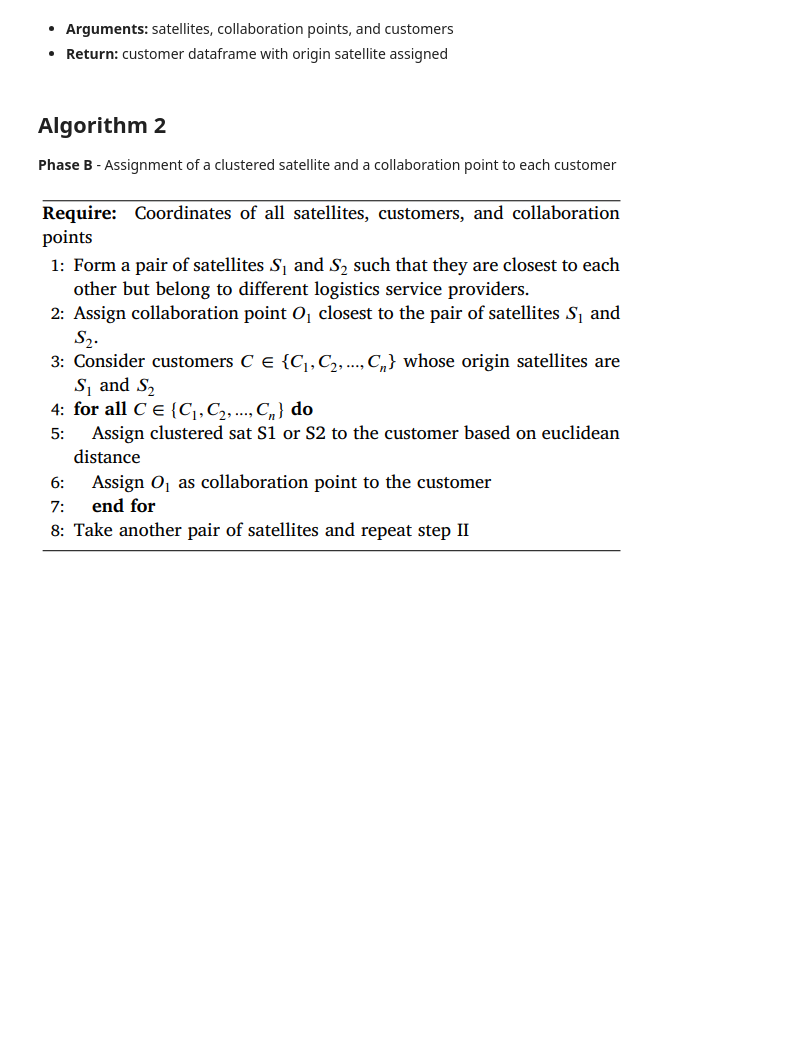
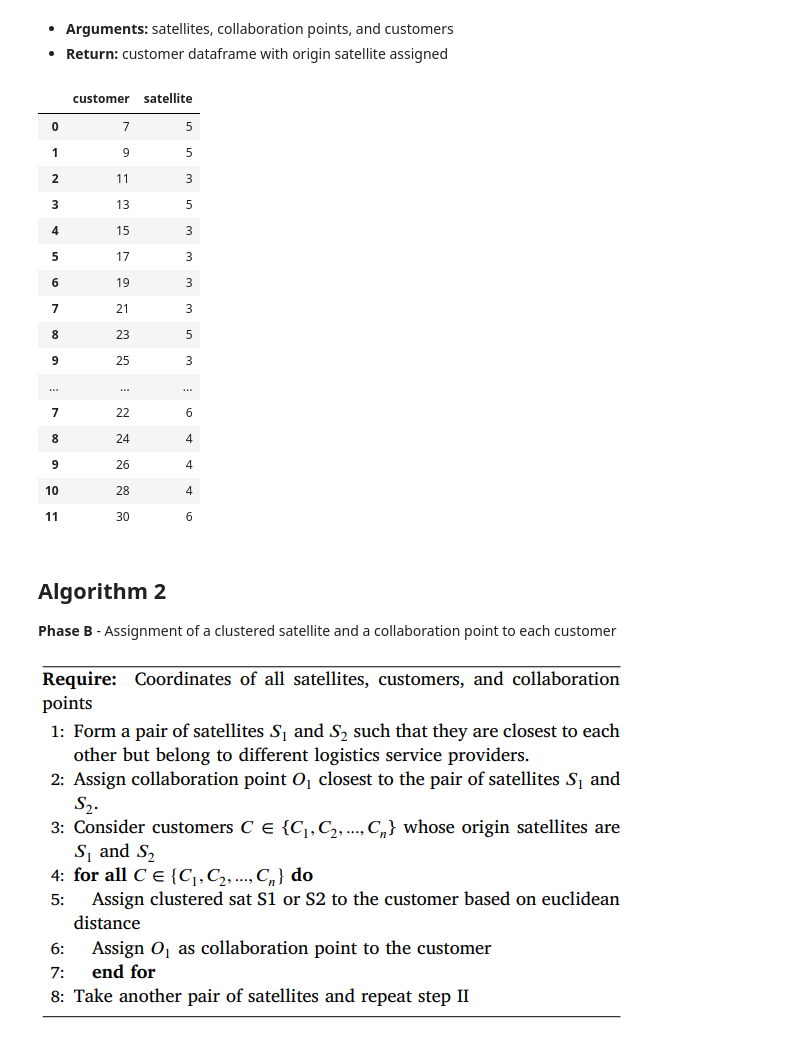
Before and after one commit to ayush4ise/Collaborative-Last-Mile-Delivery, a Jupyter notebook: heuristics.ipynb, the cells around one changed output. Cells and saved outputs as stored; diff of their text form; code cells hidden in the pictures; blank space fills up the shorter version.

Commit message:
algorithm 1
figured out algorithm 1 and fixed it

```diff
--- a/heuristics.ipynb
+++ b/heuristics.ipynb
@@ -31,13 +31,3 @@ collaboration_points = data_b1[data_b1['designation'] == 'z'].copy()
 # Euclidean distance
 def euclidean_distance(x1, y1, x2, y2):
     return ((x1 - x2) ** 2 + (y1 - y2) ** 2) ** 0.5
-# %%
-def algorithm_1(satellites, customers, collaboration_points):
-    sat = satellites.copy()
-    cust = customers.copy()
-    collab_pts = collaboration_points.copy()
-
-
-
-
-    return cust
@@ -44,3 +103,23 @@ def algorithm_1(satellites, customers, collaboration_points):
+# %%
+algorithm_1(satellites, customers, collaboration_points)
+# %% [output]
+|  | customer | satellite |
+| 0 | 7 | 5 |
+| 1 | 9 | 5 |
+| 2 | 11 | 3 |
+| 3 | 13 | 5 |
+| 4 | 15 | 3 |
+| 5 | 17 | 3 |
+| 6 | 19 | 3 |
+| 7 | 21 | 3 |
+| 8 | 23 | 5 |
+| 9 | 25 | 3 |
+| ... | ... | ... |
+| 7 | 22 | 6 |
+| 8 | 24 | 4 |
+| 9 | 26 | 4 |
+| 10 | 28 | 4 |
+| 11 | 30 | 6 |
 # %% [markdown]
 ## Algorithm 2
 **Phase B** - Assignment of a clustered satellite and a collaboration point to each customer
```
Also changed, not shown: parts of 3 cells of this notebook.
